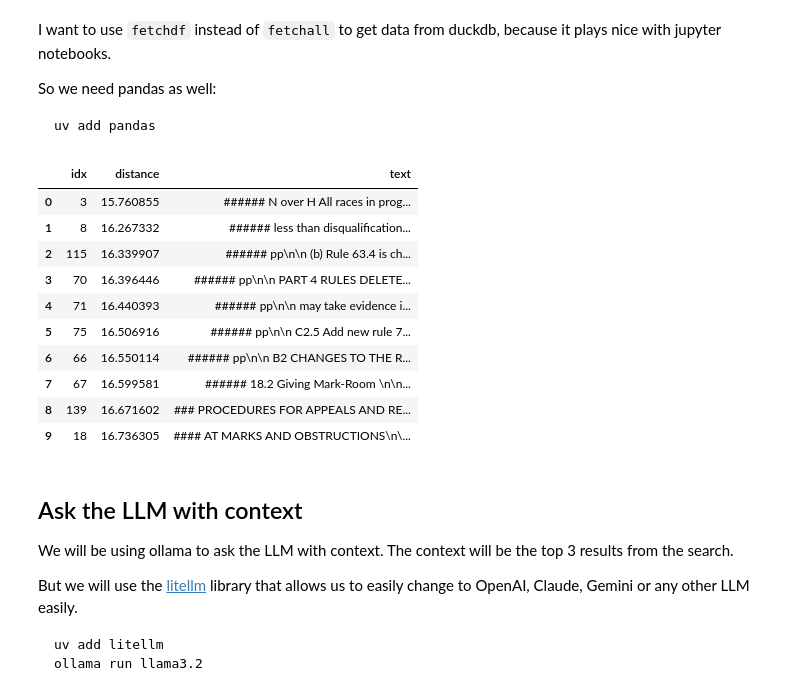
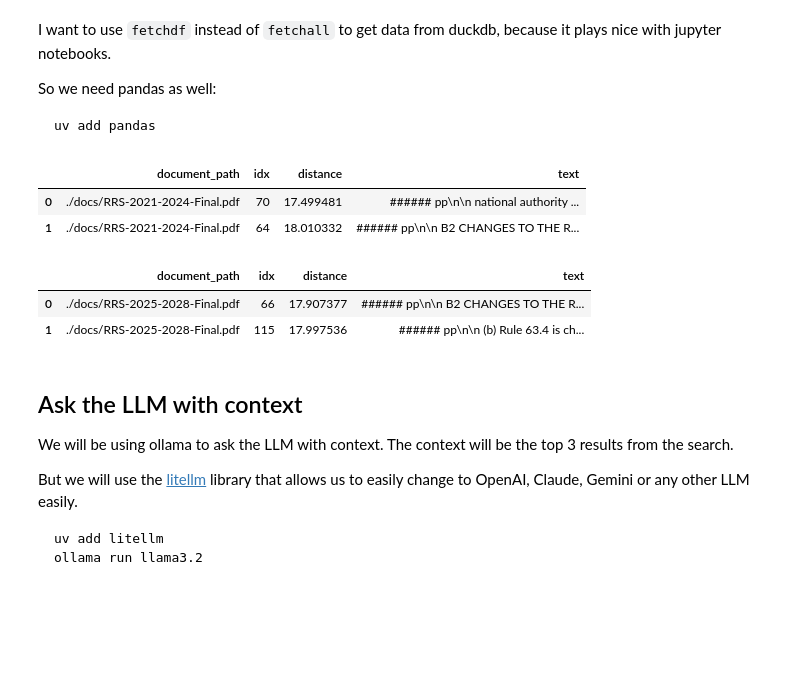
Before and after one commit to gscottqueen/ror-rag, a Jupyter notebook: embeddings.v2.ipynb, the cells around one changed output. Saved outputs shown, nothing was run; the diff lists cells and outputs as text; code cells hidden in the pictures; blank space fills up the shorter version.

Commit message:
update to compare two documents

````diff
--- a/embeddings.v2.ipynb
+++ b/embeddings.v2.ipynb
@@ -184,7 +179,11 @@ md_chunks
 from semchunk import semchunk
 
 chunker = semchunk.chunkerify(tokenizer, 512)
-tk_chunks = chunker(md_text)
-print(len(tk_chunks))
+
+tk_chunks = []
+
+for count, doc in enumerate(documents):
+  tk_chunks = chunker(doc)
+  print(len(tk_chunks[count]))
 tk_chunks
 # %% [output]
@@ -234,7 +234,9 @@ model = SentenceTransformer("nomic-ai/nomic-embed-text-v1.5", trust_remote_code=
 <All keys matched successfully>
 # %%
 # append `search_document: ` to the beginning of each chunk before passing to model.encode
-nomic_doc_chunks = [f"search_document: {chunk}" for chunk in md_chunks]
-embeddings = model.encode(nomic_doc_chunks)
+embeddings = []
+for count, chunks in enumerate(md_chunks):
+  nomic_doc_chunks = [f"search_document: {chunk}" for chunk in chunks]
+  embeddings.append(model.encode(nomic_doc_chunks))
 embeddings
 # %% [output]
@@ -300,27 +310,33 @@ So we need pandas as well:
 uv add pandas
 ```
 # %%
-text_query = "What are the new rules in 2025-2028,what is the preamble to section C rules 18,19,20"
+from IPython.display import display, HTML
+
+text_query = "what does rulebook say about rule 16 "
 embed_query = model.encode(f"search_query: {text_query}")
-results = db.execute('''
-    SELECT idx, ARRAY_DISTANCE(embeddings, ?::FLOAT[768]) AS distance, text
-    FROM docs
-    ORDER BY distance
-    LIMIT 10
-''', (embed_query,)).fetchdf()
-results
+
+results = []
+
+for path in document_paths:
+    results.append(
+        db.execute('''
+        SELECT document_path, idx, ARRAY_DISTANCE(embeddings, ?::FLOAT[768]) AS distance, text
+        FROM docs
+        WHERE document_path = ?
+        ORDER BY distance
+        LIMIT 2
+    ''', (embed_query, path)).fetchdf()
+        )
+# for count, result in enumerate(results):
+display(HTML(results[0].to_html()))
+display(HTML(results[1].to_html()))
 # %% [output]
-|  | idx | distance | text |
-| 0 | 3 | 15.760855 | ###### N over H All races in prog... |
-| 1 | 8 | 16.267332 | ###### less than disqualification... |
-| 2 | 115 | 16.339907 | ###### pp\n\n (b) Rule 63.4 is ch... |
-| 3 | 70 | 16.396446 | ###### pp\n\n PART 4 RULES DELETE... |
-| 4 | 71 | 16.440393 | ###### pp\n\n may take evidence i... |
-| 5 | 75 | 16.506916 | ###### pp\n\n C2.5 Add new rule 7... |
-| 6 | 66 | 16.550114 | ###### pp\n\n B2 CHANGES TO THE R... |
-| 7 | 67 | 16.599581 | ###### 18.2 Giving Mark-Room \n\n... |
-| 8 | 139 | 16.671602 | ### PROCEDURES FOR APPEALS AND RE... |
-| 9 | 18 | 16.736305 | #### AT MARKS AND OBSTRUCTIONS\n\... |
+|  | document_path | idx | distance | text |
+| 0 | ./docs/RRS-2021-2024-Final.pdf | 70 | 17.499481 | ###### pp\n\n national authority ... |
+| 1 | ./docs/RRS-2021-2024-Final.pdf | 64 | 18.010332 | ###### pp\n\n B2 CHANGES TO THE R... |
+|  | document_path | idx | distance | text |
+| 0 | ./docs/RRS-2025-2028-Final.pdf | 66 | 17.907377 | ###### pp\n\n B2 CHANGES TO THE R... |
+| 1 | ./docs/RRS-2025-2028-Final.pdf | 115 | 17.997536 | ###### pp\n\n (b) Rule 63.4 is ch... |
 # %% [markdown]
 ## Ask the LLM with context
 
````
Also changed, not shown: parts of 8 cells of this notebook.
